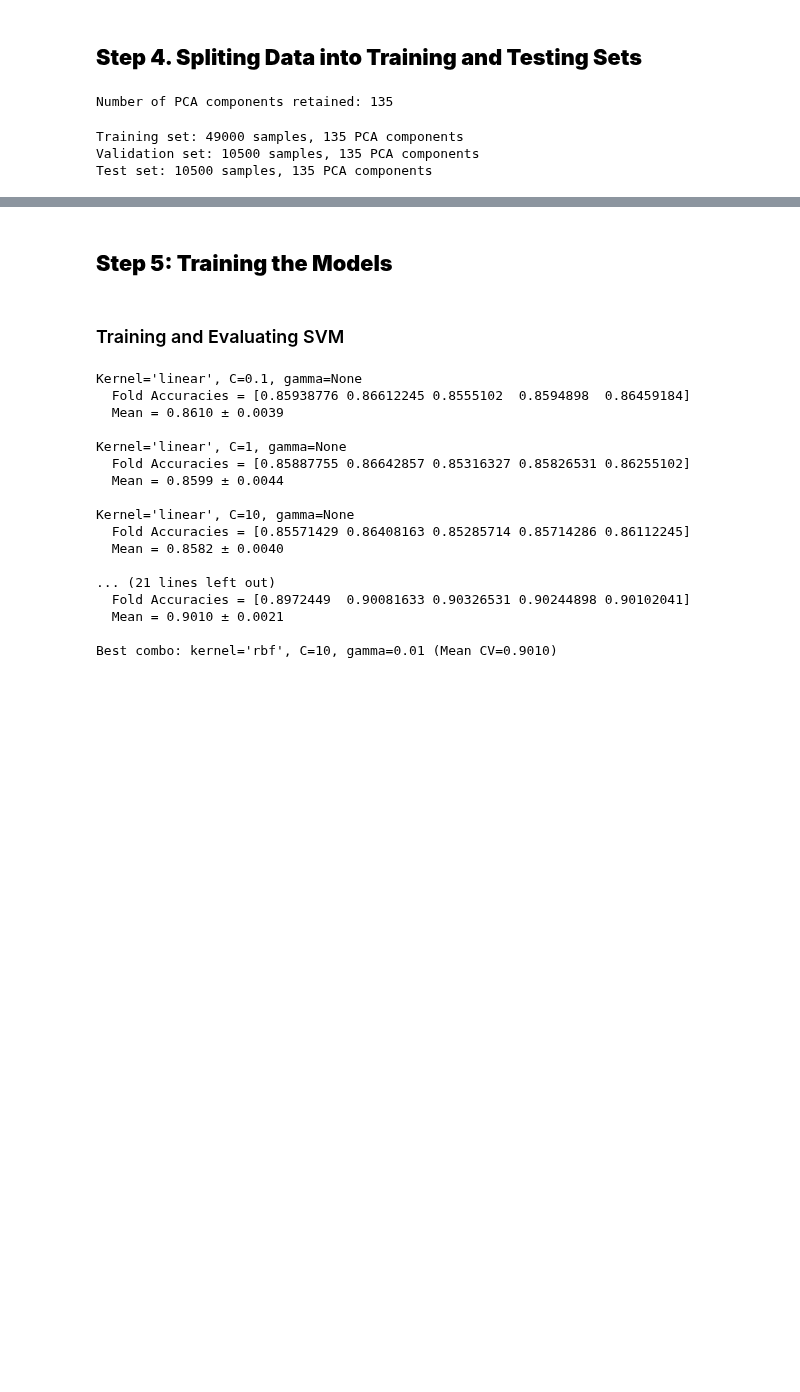
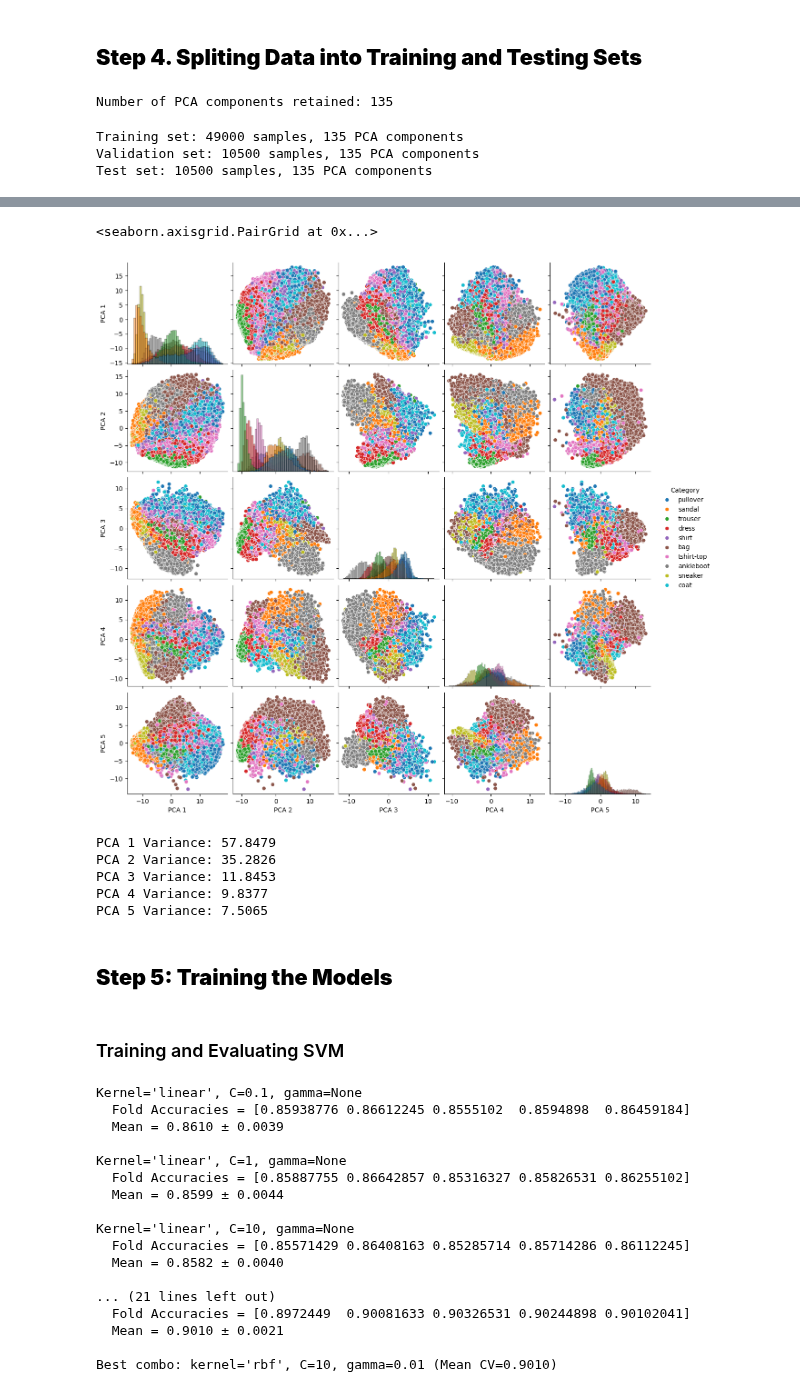
Before and after one commit to Cpgeragh/gesture_based_ui_project, a Jupyter notebook: fashion_distinguisher.ipynb, the cells around one changed output, grey strips where cells are left out. Drawn from its saved outputs; the diff is of its cells as text; code cells hidden in the pictures; blank space fills up the shorter version.

```diff
--- a/fashion_distinguisher.ipynb
+++ b/fashion_distinguisher.ipynb
@@ -183,3 +210,33 @@ Test set: 10500 samples, 135 PCA components
+# %%
+import seaborn as sns
+import pandas as pd
+
+# Convert first 5 PCA components + category labels to DataFrame
+df_pca = pd.DataFrame(X_train_pca[:, :5], columns=[f"PCA {i+1}" for i in range(5)])
+
+# Convert numeric labels to category names
+df_pca["Category"] = [categories[label] for label in y_train[:len(df_pca)]]
+
+# Create pairplot with correct labels
+sns.pairplot(df_pca, hue="Category", diag_kind="hist", palette="tab10")
+# %% [output]
+<seaborn.axisgrid.PairGrid at 0x...>
+[figure, added]
+# %%
+import numpy as np
+
+# Compute variance of each PCA component
+pca_variances = np.var(X_train_pca, axis=0)
+
+# Print variance for first 5 components
+for i in range(5):
+    print(f"PCA {i+1} Variance: {pca_variances[i]:.4f}")
+# %% [output]
+PCA 1 Variance: 57.8479
+PCA 2 Variance: 35.2826
+PCA 3 Variance: 11.8453
+PCA 4 Variance: 9.8377
+PCA 5 Variance: 7.5065
 # %% [markdown]
 ## **Step 5: Training the Models**
 # %% [markdown]
```
Also changed, not shown: parts of 1 cell of this notebook.
